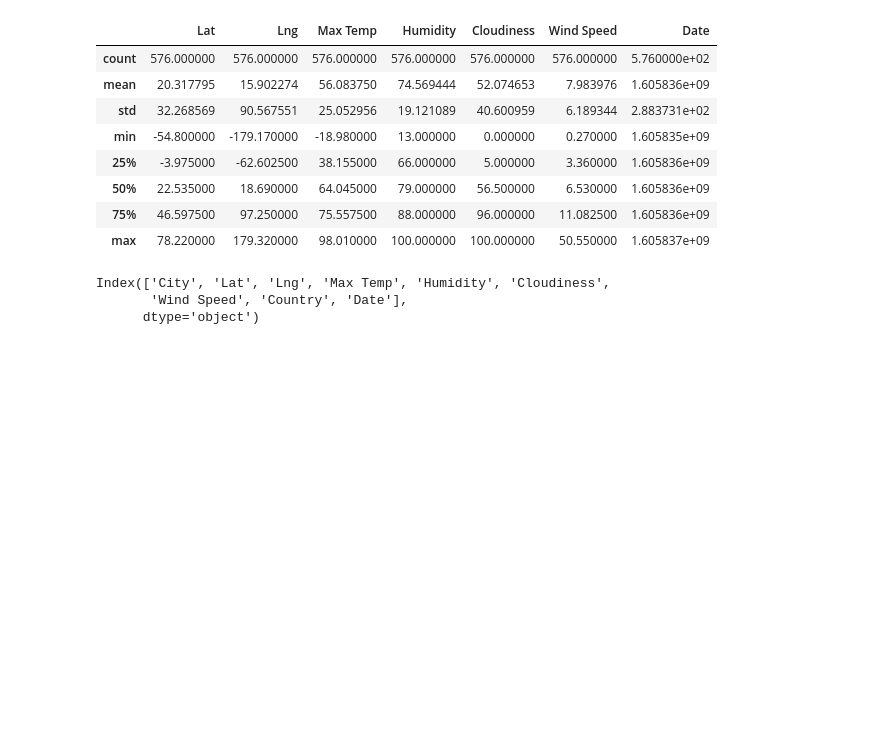
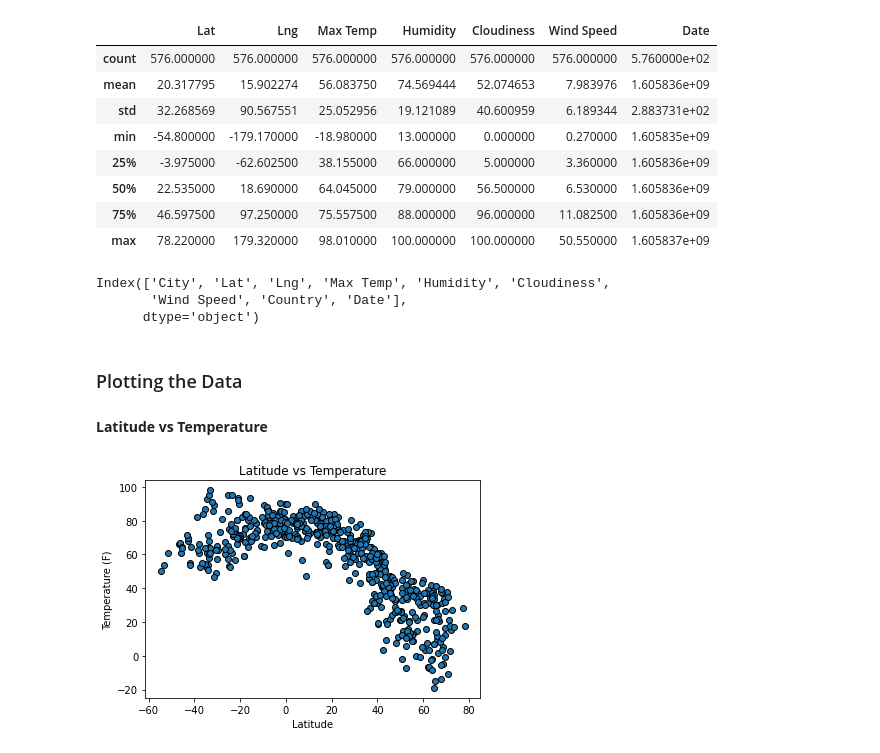
Before and after one commit to lanakimova/python-api-challenge, a Jupyter notebook: WeatherPy.ipynb, the cells around one changed output. Cells and saved outputs as stored; diff of their text form; code cells hidden in the pictures; blank space fills up the shorter version.

Commit message:
add scatter plots

```diff
--- a/WeatherPy.ipynb
+++ b/WeatherPy.ipynb
@@ -120,3 +120,21 @@ city_weather_df.columns
 Index(['City', 'Lat', 'Lng', 'Max Temp', 'Humidity', 'Cloudiness',
        'Wind Speed', 'Country', 'Date'],
       dtype='object')
+# %% [markdown]
+### Plotting the Data
+# %%
+temperature = city_weather_df['Max Temp']
+humidity = city_weather_df['Humidity']
+cloudness = city_weather_df['Cloudiness']
+wind_speed = city_weather_df['Wind Speed']
+latitude = city_weather_df['Lat']
+# %% [markdown]
+**Latitude vs Temperature**
+# %%
+plt.scatter(latitude, temperature, edgecolors='black')
+plt.title('Latitude vs Temperature')
+plt.xlabel('Latitude')
+plt.ylabel('Temperature (F)')
+plt.show()
+# %% [output]
+[figure, added]
```
Also changed, not shown: parts of 10 cells of this notebook.
